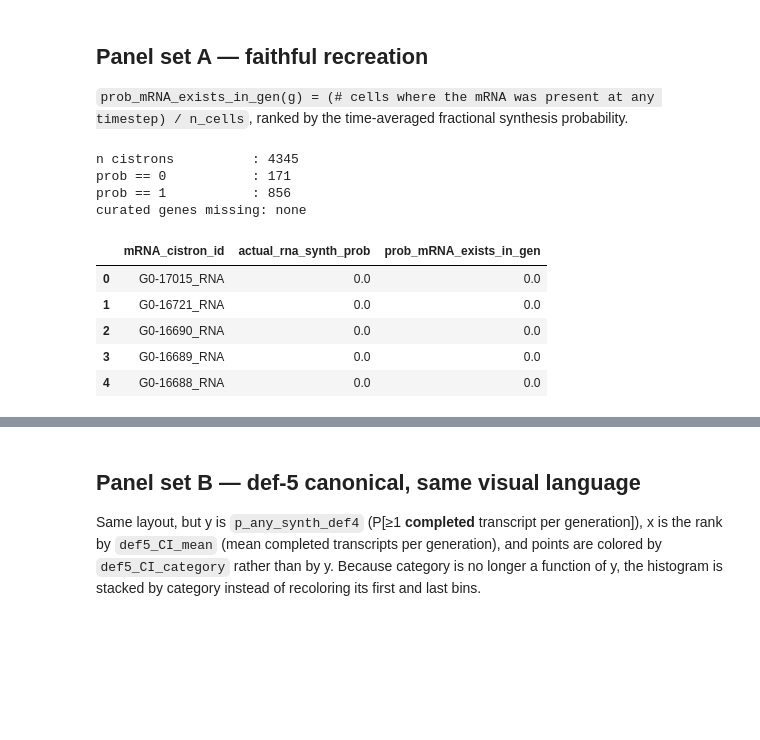
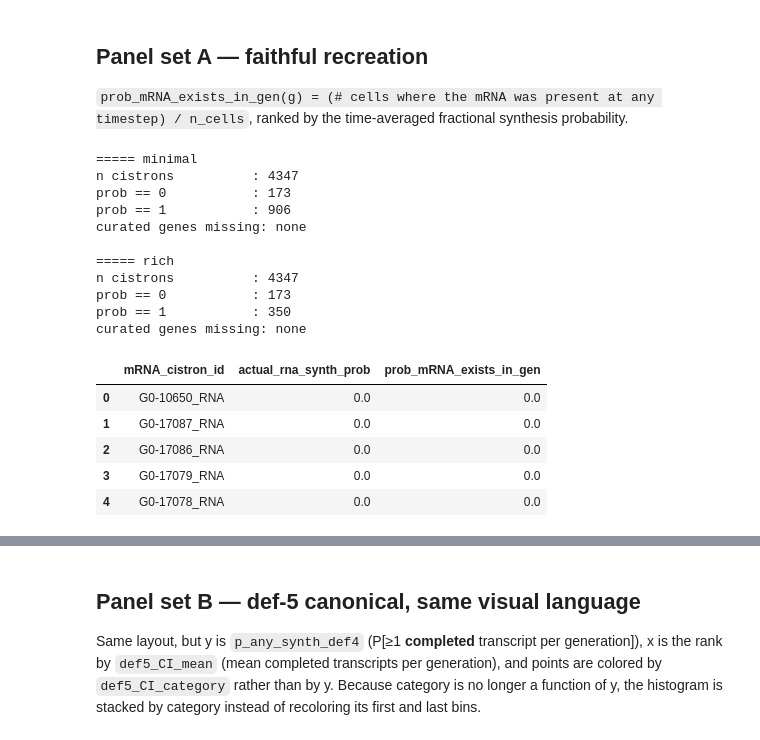
Before and after one commit to acJuarez/mother_machine_cell_tracker, a Jupyter notebook: notebooks/analysis_notebooks/transcription_probability_new_sims.ipynb, the cells around one changed output, grey strips where cells are left out. Drawn from its saved outputs; the diff is of its cells as text; code cells hidden in the pictures; blank space fills up the shorter version.

Commit message:
saving changes to notebooks and deleting files no longer needed

```diff
--- a/notebooks/analysis_notebooks/transcription_probability_new_sims.ipynb
+++ b/notebooks/analysis_notebooks/transcription_probability_new_sims.ipynb
@@ -43,10 +44,16 @@ def find_repo_dir(name):
     raise FileNotFoundError(f"could not locate {name}/ above {here}")
 
 
-NEW_OUTPUTS = find_repo_dir("New_outputs")
-FIG_DIR = NEW_OUTPUTS.parent / "notebooks" / "figures"
+SIM_ROOT = find_repo_dir("sim_output")
+RUN_TAG = "102126"
+CONDITIONS = {
+    "minimal": SIM_ROOT / f"{RUN_TAG}_minimal",
+    "rich": SIM_ROOT / f"{RUN_TAG}_rich",
+}
+FIG_DIR = SIM_ROOT.parent / "notebooks" / "figures"
 FIG_DIR.mkdir(parents=True, exist_ok=True)
 
-print("data  ->", NEW_OUTPUTS)
-print("figs  ->", FIG_DIR)
+for cond, d in CONDITIONS.items():
+    print(f"{cond:8s} ->", d)
+print("figs     ->", FIG_DIR)
 # %% [output]
@@ -137,25 +191,36 @@ genes         : 4309
 `prob_mRNA_exists_in_gen(g) = (# cells where the mRNA was present at any timestep) / n_cells`,
 ranked by the time-averaged fractional synthesis probability.
 # %%
-prob_df = pd.read_csv(NEW_OUTPUTS / 'transcription_prob_subgen.tsv', sep='\t')
-prob_df.sort_values(by='actual_rna_synth_prob', ascending=True, inplace=True)
-prob_df.reset_index(drop=True, inplace=True)
+prob_dfs = {}
+for cond, d in CONDITIONS.items():
+    prob_df = pd.read_csv(d / 'subgen_transcription_prob.tsv', sep='\t')
+    prob_df.sort_values(by='actual_rna_synth_prob', ascending=True, inplace=True)
+    prob_df.reset_index(drop=True, inplace=True)
+    prob_dfs[cond] = prob_df
 
-missing = [c for c in CURATED_CISTRONS if c not in set(prob_df['mRNA_cistron_id'])]
-print(f"n cistrons          : {len(prob_df)}")
-print(f"prob == 0           : {(prob_df['prob_mRNA_exists_in_gen'] == 0).sum()}")
-print(f"prob == 1           : {(prob_df['prob_mRNA_exists_in_gen'] == 1).sum()}")
-print(f"curated genes missing: {missing if missing else 'none'}")
-prob_df.head()
+    missing = [c for c in CURATED_CISTRONS if c not in set(prob_df['mRNA_cistron_id'])]
+    print(f"===== {cond}")
+    print(f"n cistrons          : {len(prob_df)}")
+    print(f"prob == 0           : {(prob_df['prob_mRNA_exists_in_gen'] == 0).sum()}")
+    print(f"prob == 1           : {(prob_df['prob_mRNA_exists_in_gen'] == 1).sum()}")
+    print(f"curated genes missing: {missing if missing else 'none'}\n")
+prob_dfs['minimal'].head()
 # %% [output]
-n cistrons          : 4345
-prob == 0           : 171
-prob == 1           : 856
+===== minimal
+n cistrons          : 4347
+prob == 0           : 173
+prob == 1           : 906
 curated genes missing: none
+
+===== rich
+n cistrons          : 4347
+prob == 0           : 173
+prob == 1           : 350
+curated genes missing: none
 |  | mRNA_cistron_id | actual_rna_synth_prob | prob_mRNA_exists_in_gen |
-| 0 | G0-17015_RNA | 0.0 | 0.0 |
-| 1 | G0-16721_RNA | 0.0 | 0.0 |
-| 2 | G0-16690_RNA | 0.0 | 0.0 |
-| 3 | G0-16689_RNA | 0.0 | 0.0 |
-| 4 | G0-16688_RNA | 0.0 | 0.0 |
+| 0 | G0-10650_RNA | 0.0 | 0.0 |
+| 1 | G0-17087_RNA | 0.0 | 0.0 |
+| 2 | G0-17086_RNA | 0.0 | 0.0 |
+| 3 | G0-17079_RNA | 0.0 | 0.0 |
+| 4 | G0-17078_RNA | 0.0 | 0.0 |
 # %%
```
Also changed, not shown: parts of 11 cells of this notebook, 12 other files.
